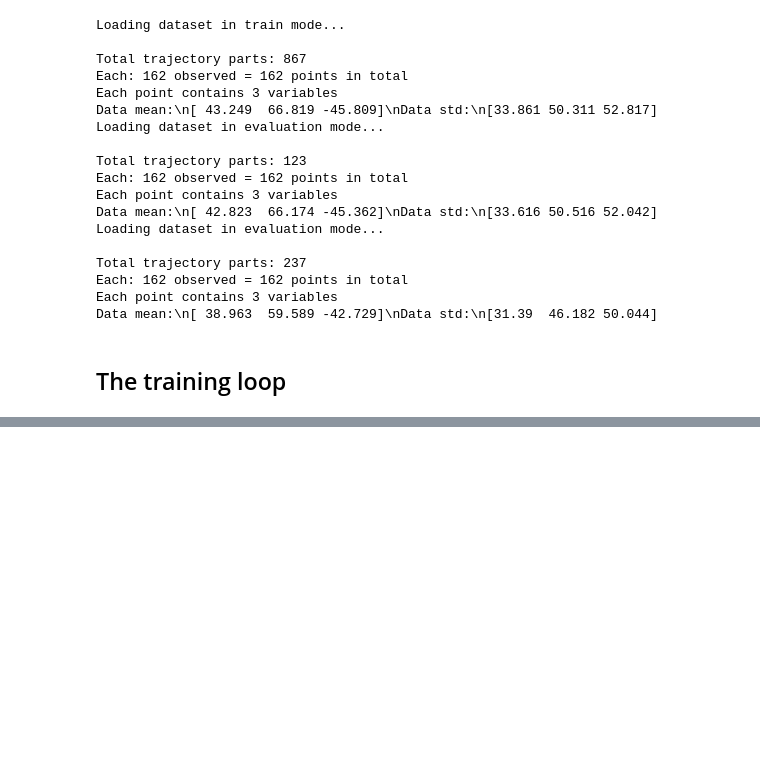
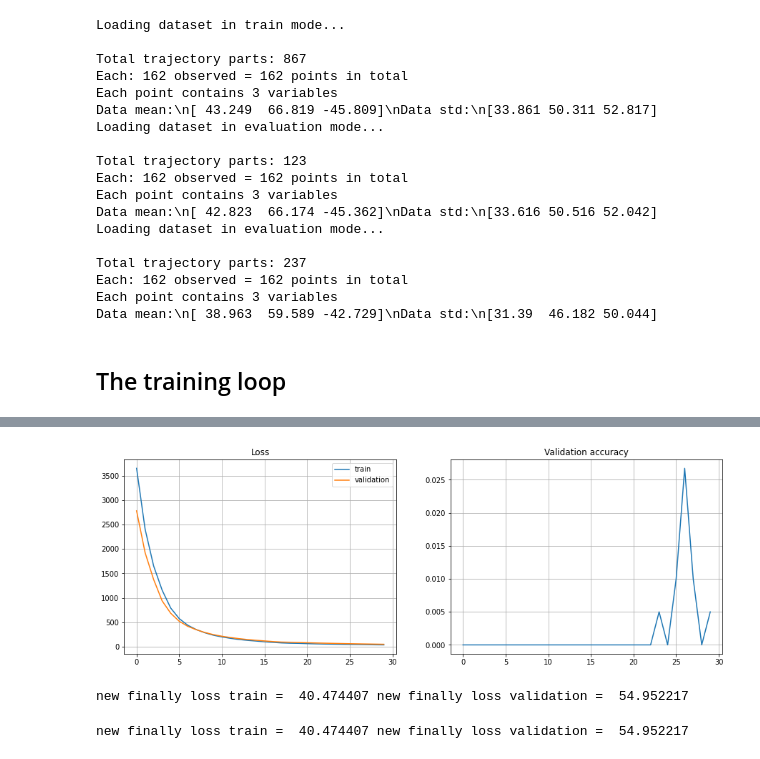
Before and after one commit to dart9905/coursework, a Jupyter notebook: KalmanNN/KalmanNN.ipynb, the cells around one changed output, grey strips where cells are left out. Cells and saved outputs as stored; diff of their text form; code cells hidden in the pictures; blank space fills up the shorter version.

```diff
--- a/KalmanNN/KalmanNN.ipynb
+++ b/KalmanNN/KalmanNN.ipynb
@@ -628,0 +627,12 @@ old finally loss =  73.65712
+# %%
+plot_train_process_pro(train_loss, val_loss, val_accuracy)
+# %% [output]
+[figure, added]
+# %%
+print('new finally loss train = ', train_loss[-1], 'new finally loss validation = ', val_loss[-1])
+# %% [output]
+new finally loss train =  40.474407 new finally loss validation =  54.952217
+# %%
+print('new finally loss train = ', train_loss[-1], 'new finally loss validation = ', val_loss[-1])
+# %% [output]
+new finally loss train =  40.474407 new finally loss validation =  54.952217
```
Also changed, not shown: parts of 6 cells of this notebook.
